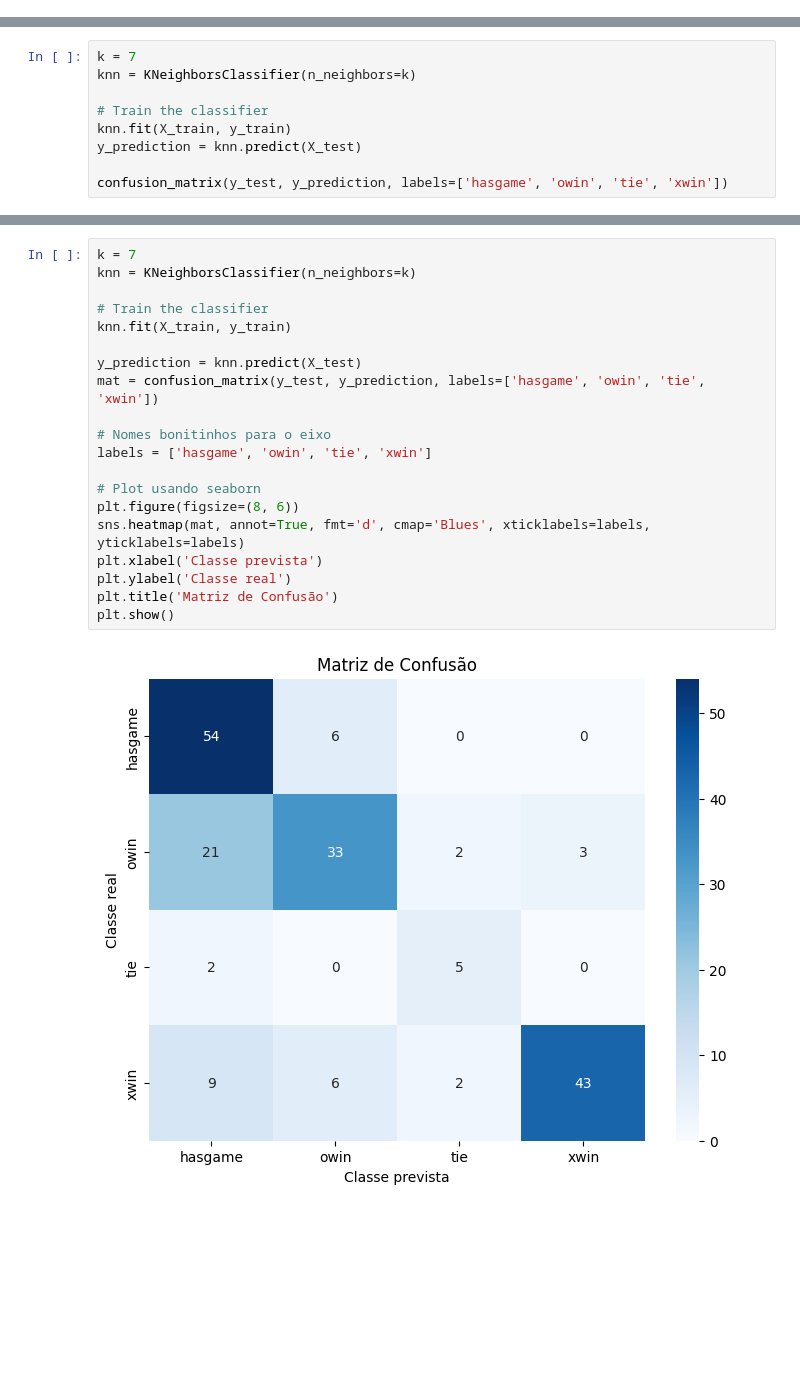
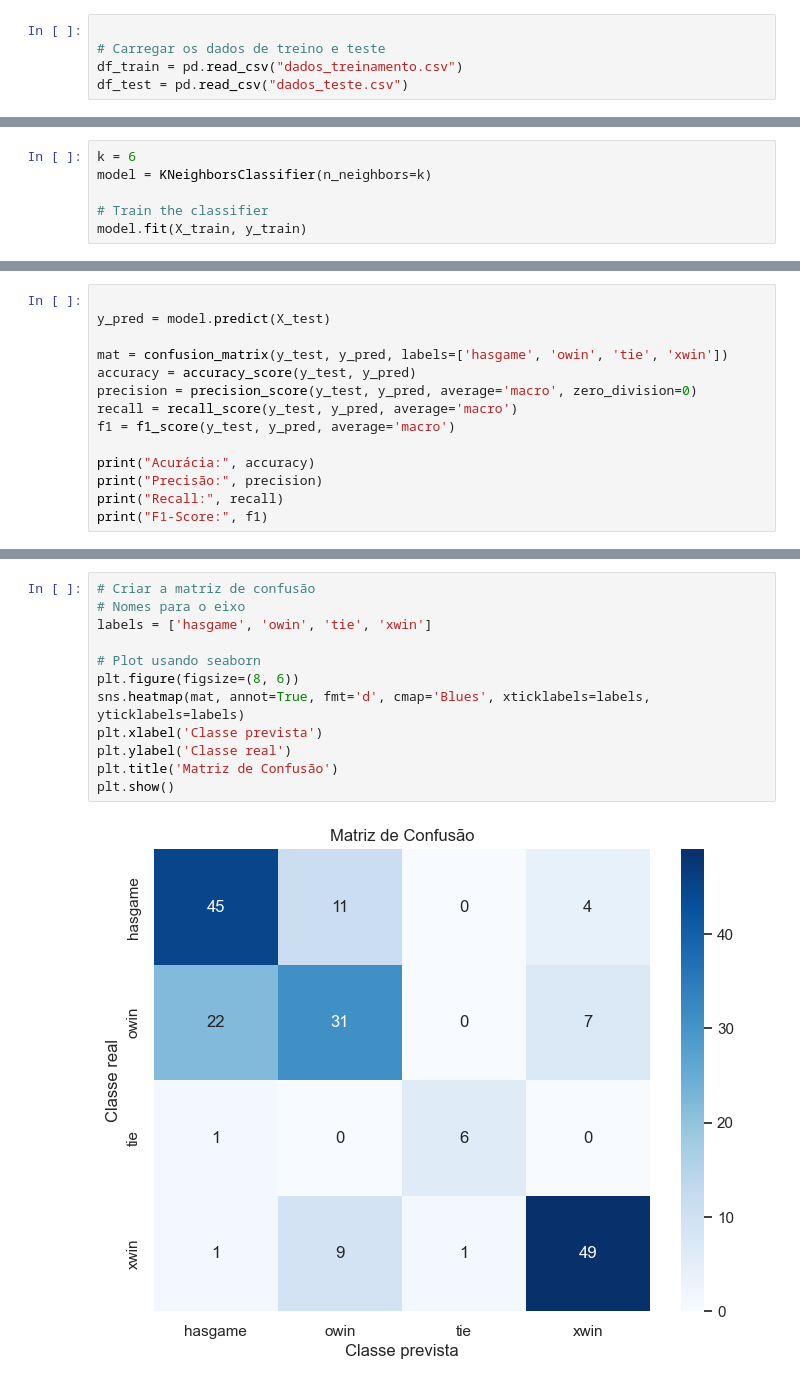
Before and after one commit to carolinaferreiraPUCRS/Inteligencia_Artifical, a Jupyter notebook: Trabalho01/k_NN.ipynb, the cells around one changed output, grey strips where cells are left out. Cells and saved outputs as stored; diff of their text form; blank space fills up the shorter version.

Commit message:
knn com novos testes

```diff
--- a/Trabalho01/k_NN.ipynb
+++ b/Trabalho01/k_NN.ipynb
@@ -61,0 +31,5 @@ count_scenarios
+# %%
+
+# Carregar os dados de treino e teste
+df_train = pd.read_csv("dados_treinamento.csv")
+df_test = pd.read_csv("dados_teste.csv")
@@ -61,0 +63,6 @@ count_scenarios
+# %%
+k = 6
+model = KNeighborsClassifier(n_neighbors=k)
+
+# Train the classifier
+model.fit(X_train, y_train)
@@ -62,10 +71,15 @@ count_scenarios
 # %%
-k = 7
-knn = KNeighborsClassifier(n_neighbors=k)
 
-# Train the classifier
-knn.fit(X_train, y_train)
-y_prediction = knn.predict(X_test)
+y_pred = model.predict(X_test)
 
-confusion_matrix(y_test, y_prediction, labels=['hasgame', 'owin', 'tie', 'xwin'])
+mat = confusion_matrix(y_test, y_pred, labels=['hasgame', 'owin', 'tie', 'xwin'])
+accuracy = accuracy_score(y_test, y_pred)
+precision = precision_score(y_test, y_pred, average='macro', zero_division=0)
+recall = recall_score(y_test, y_pred, average='macro')
+f1 = f1_score(y_test, y_pred, average='macro')
+
+print("Acurácia:", accuracy)
+print("Precisão:", precision)
+print("Recall:", recall)
+print("F1-Score:", f1)
 # %% [output]
@@ -76,22 +90,14 @@ array([[53,  6,  0,  1],
 # %%
-k = 7
-knn = KNeighborsClassifier(n_neighbors=k)
-
-# Train the classifier
-knn.fit(X_train, y_train)
-
-y_prediction = knn.predict(X_test)
-mat = confusion_matrix(y_test, y_prediction, labels=['hasgame', 'owin', 'tie', 'xwin'])
-
-# Nomes bonitinhos para o eixo
+# Criar a matriz de confusão
+# Nomes para o eixo
 labels = ['hasgame', 'owin', 'tie', 'xwin']
 
 # Plot usando seaborn
 plt.figure(figsize=(8, 6))
 sns.heatmap(mat, annot=True, fmt='d', cmap='Blues', xticklabels=labels, yticklabels=labels)
 plt.xlabel('Classe prevista')
 plt.ylabel('Classe real')
 plt.title('Matriz de Confusão')
 plt.show()
 # %% [output]
-[figure, old version]
+[figure, new version]
```
Also changed, not shown: parts of 17 cells of this notebook.
